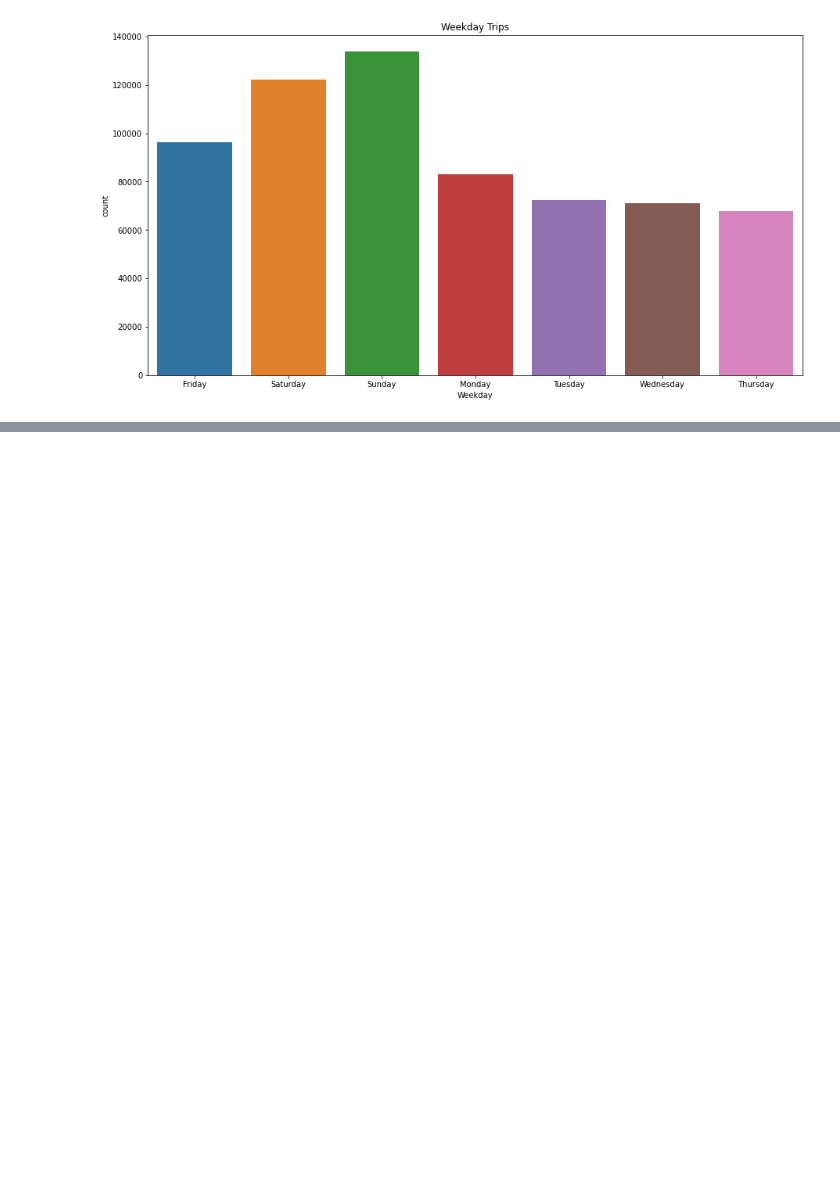
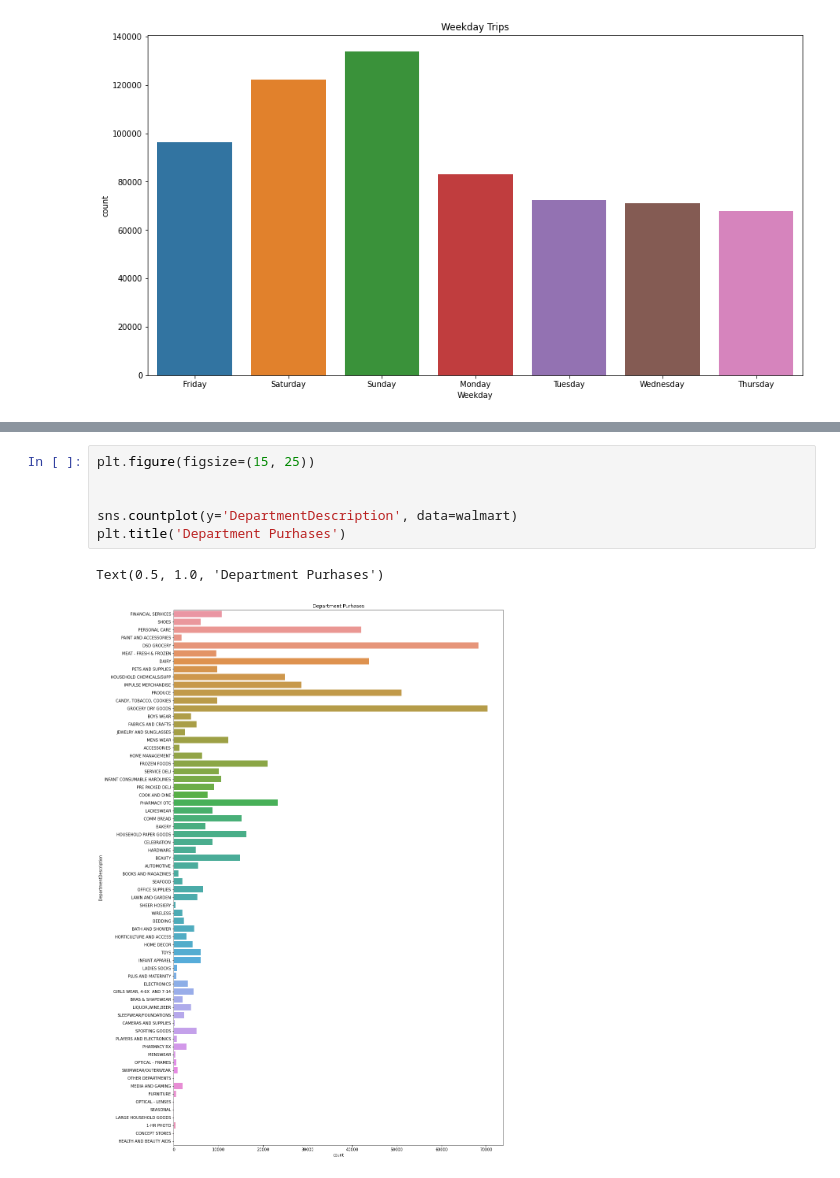
Before and after one commit to jordan-maulino/walmart_trip_prediction, a Jupyter notebook: walmart.ipynb, the cells around one changed output, grey strips where cells are left out. Cells and saved outputs as stored; diff of their text form; blank space fills up the shorter version.

```diff
--- a/walmart.ipynb
+++ b/walmart.ipynb
@@ -110,0 +130,9 @@ Text(0.5, 1.0, 'Weekday Trips')
+# %%
+plt.figure(figsize=(15, 25))
+
+
+sns.countplot(y='DepartmentDescription', data=walmart)
+plt.title('Department Purhases')
+# %% [output]
+Text(0.5, 1.0, 'Department Purhases')
+[figure, added]
```
Also changed, not shown: parts of 2 cells of this notebook.
